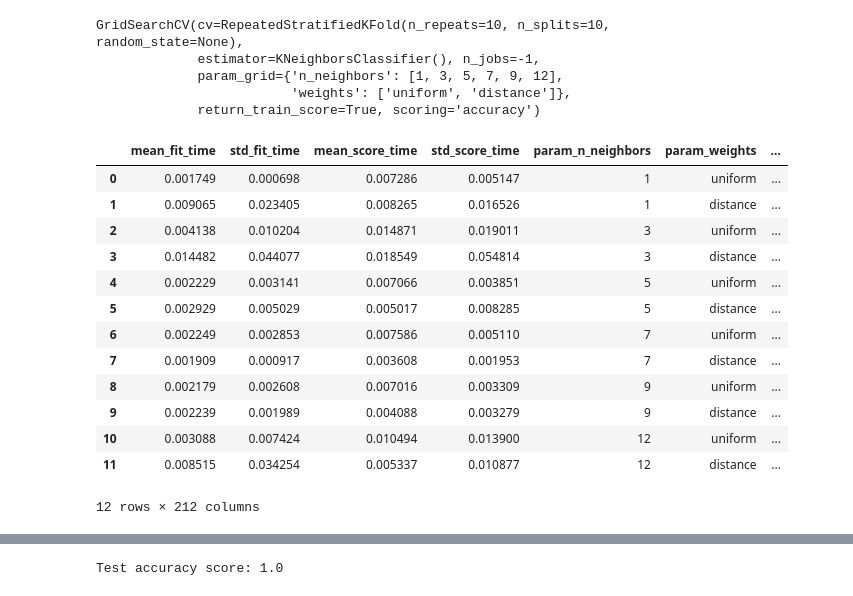
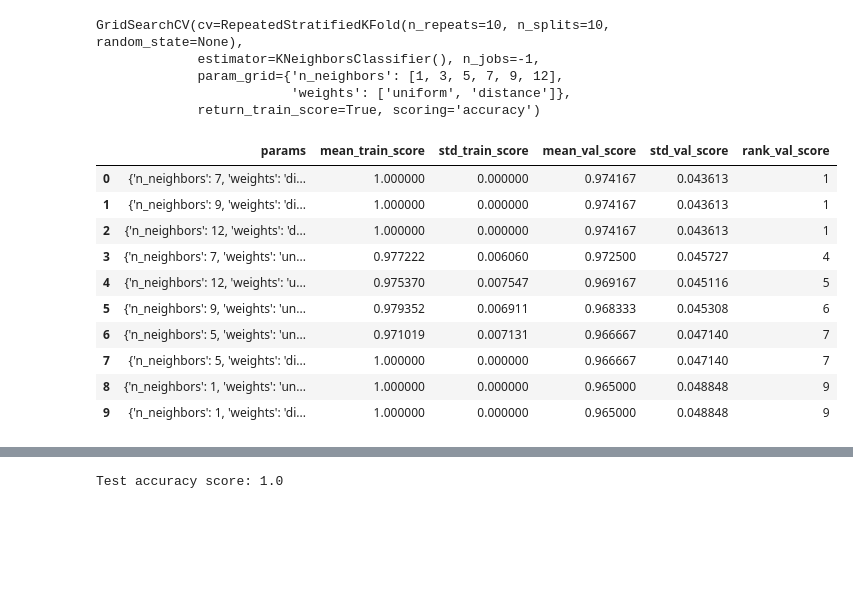
Before and after one commit to LeonardoSaccotelli/Machine-Learning-Collection-Lab, a Jupyter notebook: Machine-Learning-Lab/2-Model-Selection-Model-Evaluation/2.1-Model-Optimization.ipynb, the cells around one changed output, grey strips where cells are left out. Drawn from its saved outputs; the diff is of its cells as text; code cells hidden in the pictures; blank space fills up the shorter version.

Commit message:
Updated 2.1-Model-Optimization.ipynb
In 2.1-Model-Optimization.ipynb added the function print_cv_results to show the result of the tuning process.

```diff
--- a/Machine-Learning-Lab/2-Model-Selection-Model-Evaluation/2.1-Model-Optimization.ipynb
+++ b/Machine-Learning-Lab/2-Model-Selection-Model-Evaluation/2.1-Model-Optimization.ipynb
@@ -109,24 +114,19 @@ GridSearchCV(cv=RepeatedStratifiedKFold(n_repeats=10, n_splits=10, random_state=
                          'weights': ['uniform', 'distance']},
              return_train_score=True, scoring='accuracy')
 # %%
-# view the complete results (list of named tuples)
-pd.DataFrame(grid.cv_results_)
-#TODO
+print_cv_results(grid, 10)
 # %% [output]
-|  | mean_fit_time | std_fit_time | mean_score_time | std_score_time | param_n_neighbors | param_weights | ... |
-| 0 | 0.001749 | 0.000698 | 0.007286 | 0.005147 | 1 | uniform | ... |
-| 1 | 0.009065 | 0.023405 | 0.008265 | 0.016526 | 1 | distance | ... |
-| 2 | 0.004138 | 0.010204 | 0.014871 | 0.019011 | 3 | uniform | ... |
-| 3 | 0.014482 | 0.044077 | 0.018549 | 0.054814 | 3 | distance | ... |
-| 4 | 0.002229 | 0.003141 | 0.007066 | 0.003851 | 5 | uniform | ... |
-| 5 | 0.002929 | 0.005029 | 0.005017 | 0.008285 | 5 | distance | ... |
-| 6 | 0.002249 | 0.002853 | 0.007586 | 0.005110 | 7 | uniform | ... |
-| 7 | 0.001909 | 0.000917 | 0.003608 | 0.001953 | 7 | distance | ... |
-| 8 | 0.002179 | 0.002608 | 0.007016 | 0.003309 | 9 | uniform | ... |
-| 9 | 0.002239 | 0.001989 | 0.004088 | 0.003279 | 9 | distance | ... |
-| 10 | 0.003088 | 0.007424 | 0.010494 | 0.013900 | 12 | uniform | ... |
-| 11 | 0.008515 | 0.034254 | 0.005337 | 0.010877 | 12 | distance | ... |
+|  | params | mean_train_score | std_train_score | mean_val_score | std_val_score | rank_val_score |
+| 0 | {'n_neighbors': 7, 'weights': 'di... | 1.000000 | 0.000000 | 0.974167 | 0.043613 | 1 |
+| 1 | {'n_neighbors': 9, 'weights': 'di... | 1.000000 | 0.000000 | 0.974167 | 0.043613 | 1 |
+| 2 | {'n_neighbors': 12, 'weights': 'd... | 1.000000 | 0.000000 | 0.974167 | 0.043613 | 1 |
+| 3 | {'n_neighbors': 7, 'weights': 'un... | 0.977222 | 0.006060 | 0.972500 | 0.045727 | 4 |
+| 4 | {'n_neighbors': 12, 'weights': 'u... | 0.975370 | 0.007547 | 0.969167 | 0.045116 | 5 |
+| 5 | {'n_neighbors': 9, 'weights': 'un... | 0.979352 | 0.006911 | 0.968333 | 0.045308 | 6 |
+| 6 | {'n_neighbors': 5, 'weights': 'un... | 0.971019 | 0.007131 | 0.966667 | 0.047140 | 7 |
+| 7 | {'n_neighbors': 5, 'weights': 'di... | 1.000000 | 0.000000 | 0.966667 | 0.047140 | 7 |
+| 8 | {'n_neighbors': 1, 'weights': 'un... | 1.000000 | 0.000000 | 0.965000 | 0.048848 | 9 |
+| 9 | {'n_neighbors': 1, 'weights': 'di... | 1.000000 | 0.000000 | 0.965000 | 0.048848 | 9 |
-12 rows × 212 columns
 # %%
 print(f'Best validation score: {grid.best_score_}')
 print(f'Best hyperparameters: {grid.best_params_}')
```
Also changed, not shown: parts of 10 cells of this notebook.
